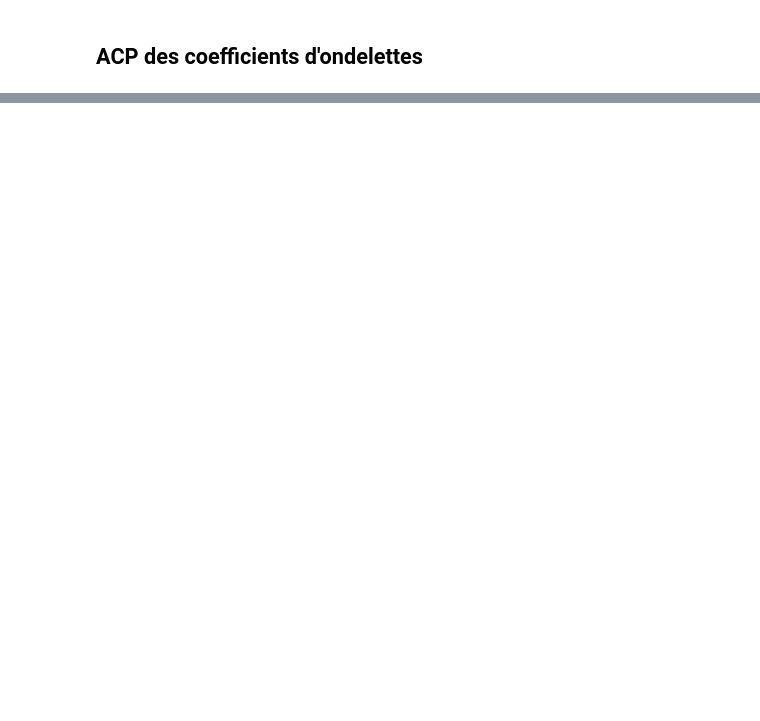
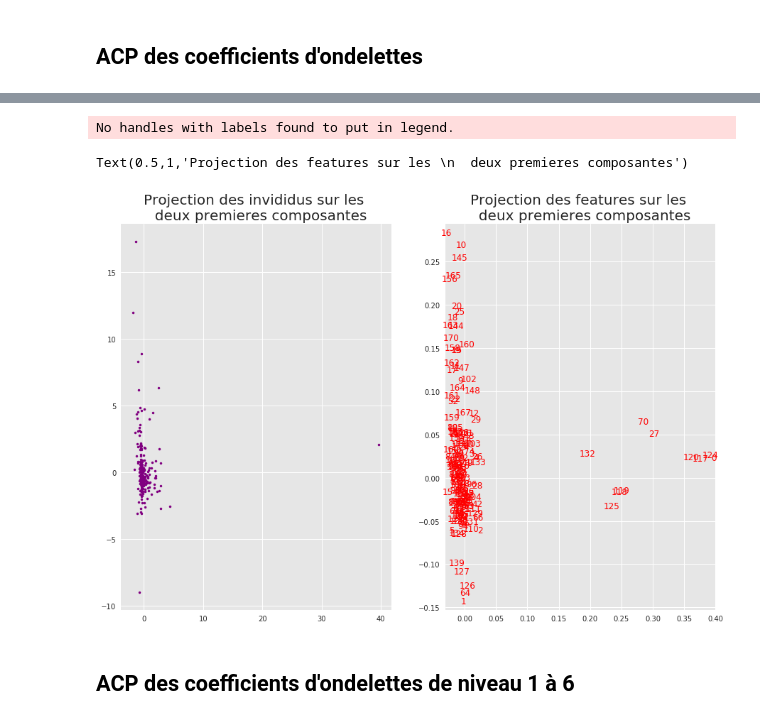
Before and after one commit to PaulCharnay/Projet_Anomalies, a Jupyter notebook: Ondelettes.ipynb, the cells around one changed output, grey strips where cells are left out. Cells and saved outputs as stored; diff of their text form; code cells hidden in the pictures; blank space fills up the shorter version.

```diff
--- a/Ondelettes.ipynb
+++ b/Ondelettes.ipynb
@@ -110,0 +179,21 @@ Text(0.5,1,'Projection des features sur les \n  deux premieres composantes')
+# %%
+fig = plt.figure(figsize=(15,10))
+ax = fig.add_subplot(1,2,1)
+for x,y,s in zip(X_acp_ond7[:,0], X_acp_ond7[:,1], map(str,range(n))):
+    ax.plot(x,y,marker=".",color='purple')
+plt.legend(fontsize=15)
+ax.set_title("Projection des invididus sur les \n  deux premieres composantes", fontsize=20)
+
+
+ax = fig.add_subplot(1,2,2)
+for x,y,s in zip(acp.components_[0], acp.components_[1], map(str,range(n))):
+    ax.text(x,y,s, horizontalalignment="center", verticalalignment="center", color="red")
+ax.set_xlim(acp.components_[0].min()-0.002,acp.components_[0].max()+0.002)
+ax.set_ylim(acp.components_[1].min()-0.01,acp.components_[1].max()+0.01)
+ax.set_title("Projection des features sur les \n  deux premieres composantes", fontsize=20)
+# %% [output]
+No handles with labels found to put in legend.
+Text(0.5,1,'Projection des features sur les \n  deux premieres composantes')
+[figure, added]
+# %% [markdown]
+## ACP des coefficients d'ondelettes de niveau 1 à 6
```
Also changed, not shown: parts of 41 cells of this notebook.
